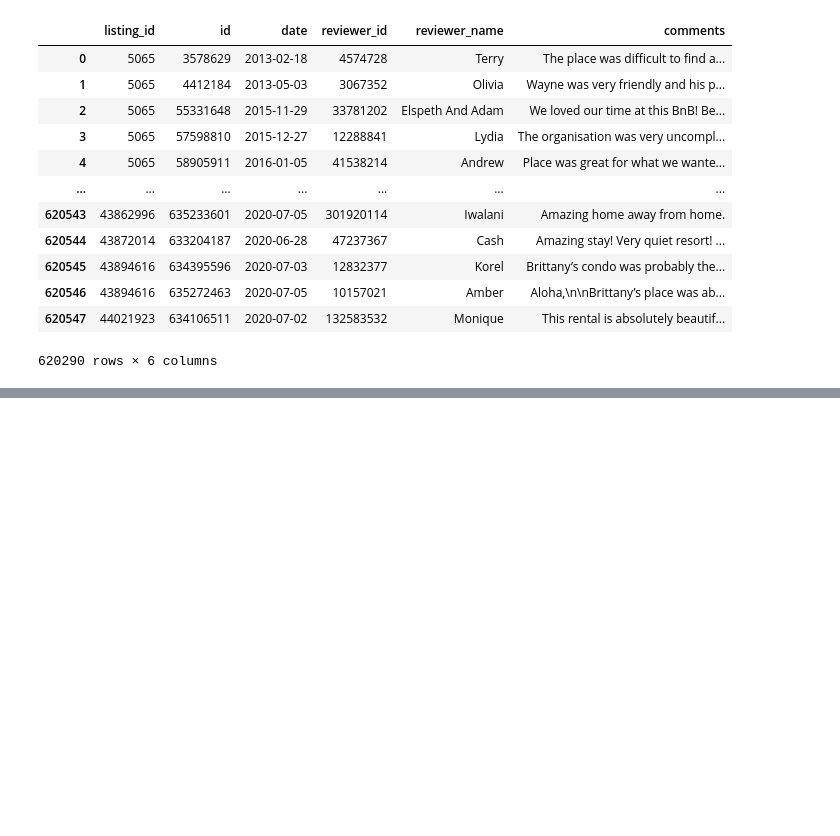
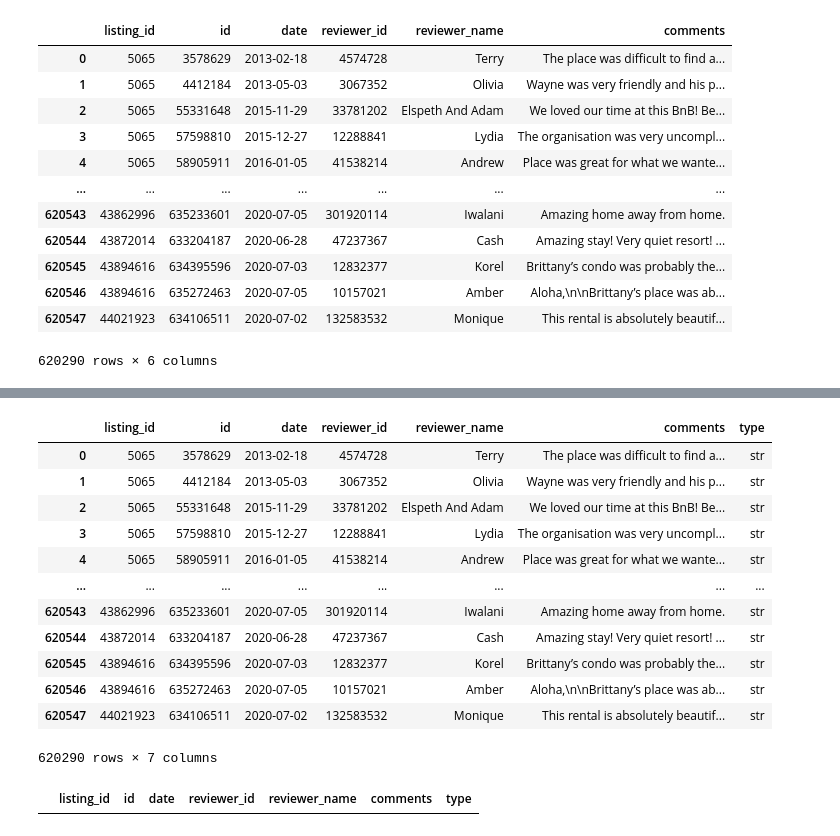
Before and after one commit to jinhuizi-fu/fun_projects, a Jupyter notebook: 1_airbnb_review_analysis/Airbnb_review_text_mining.ipynb, the cells around one changed output, grey strips where cells are left out. Drawn from its saved outputs; the diff is of its cells as text; code cells hidden in the pictures; blank space fills up the shorter version.

```diff
--- a/1_airbnb_review_analysis/Airbnb_review_text_mining.ipynb
+++ b/1_airbnb_review_analysis/Airbnb_review_text_mining.ipynb
@@ -49,2 +85,24 @@ df_review.dropna()
+# %%
+df_review=df_review[df_review.type == "str"]
+df_review
+# %% [output]
+|  | listing_id | id | date | reviewer_id | reviewer_name | comments | type |
+| 0 | 5065 | 3578629 | 2013-02-18 | 4574728 | Terry | The place was difficult to find a... | str |
+| 1 | 5065 | 4412184 | 2013-05-03 | 3067352 | Olivia | Wayne was very friendly and his p... | str |
+| 2 | 5065 | 55331648 | 2015-11-29 | 33781202 | Elspeth And Adam | We loved our time at this BnB! Be... | str |
+| 3 | 5065 | 57598810 | 2015-12-27 | 12288841 | Lydia | The organisation was very uncompl... | str |
+| 4 | 5065 | 58905911 | 2016-01-05 | 41538214 | Andrew | Place was great for what we wante... | str |
+| ... | ... | ... | ... | ... | ... | ... | ... |
+| 620543 | 43862996 | 635233601 | 2020-07-05 | 301920114 | Iwalani | Amazing home away from home. | str |
+| 620544 | 43872014 | 633204187 | 2020-06-28 | 47237367 | Cash | Amazing stay! Very quiet resort! ... | str |
+| 620545 | 43894616 | 634395596 | 2020-07-03 | 12832377 | Korel | Brittany’s condo was probably the... | str |
+| 620546 | 43894616 | 635272463 | 2020-07-05 | 10157021 | Amber | Aloha,\n\nBrittany’s place was ab... | str |
+| 620547 | 44021923 | 634106511 | 2020-07-02 | 132583532 | Monique | This rental is absolutely beautif... | str |
+620290 rows × 7 columns
+# %%
+check2 = df_review[df_review.comments == 'NaN']
+check2
+# %% [output]
+|  | listing_id | id | date | reviewer_id | reviewer_name | comments | type |
 # %%
 df_review["len"]=df_review.comments.apply(len)
```
Also changed, not shown: parts of 9 cells of this notebook.
